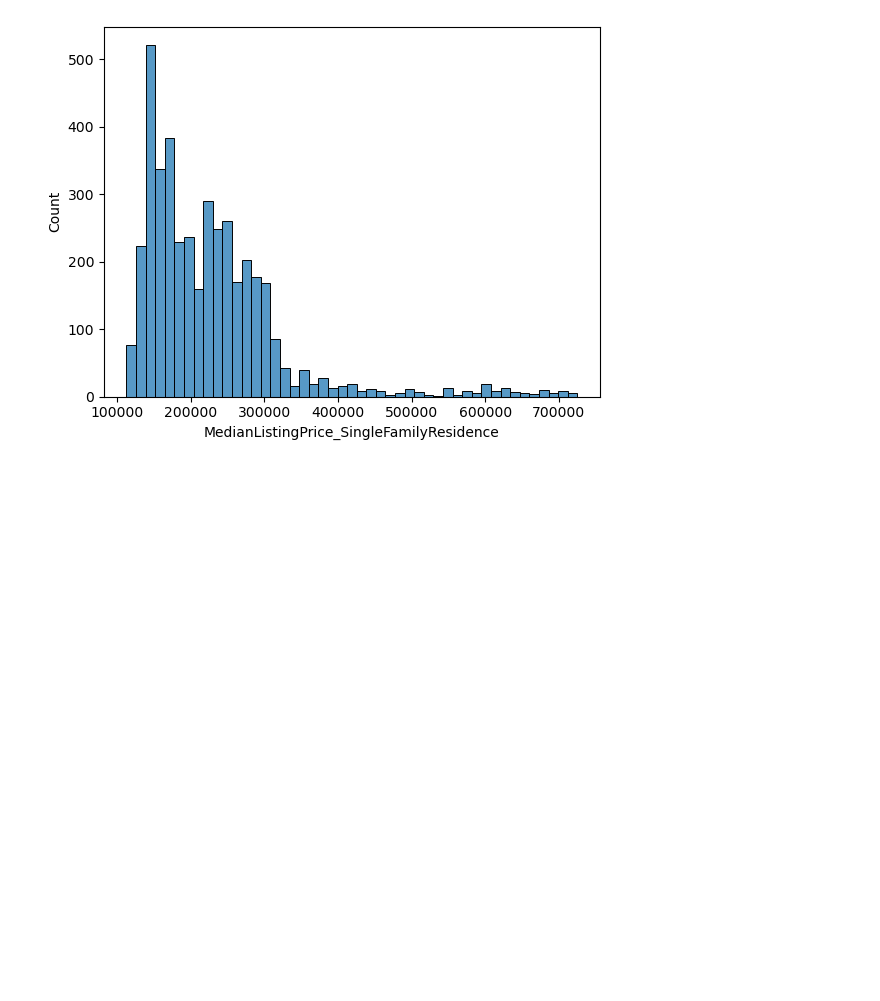
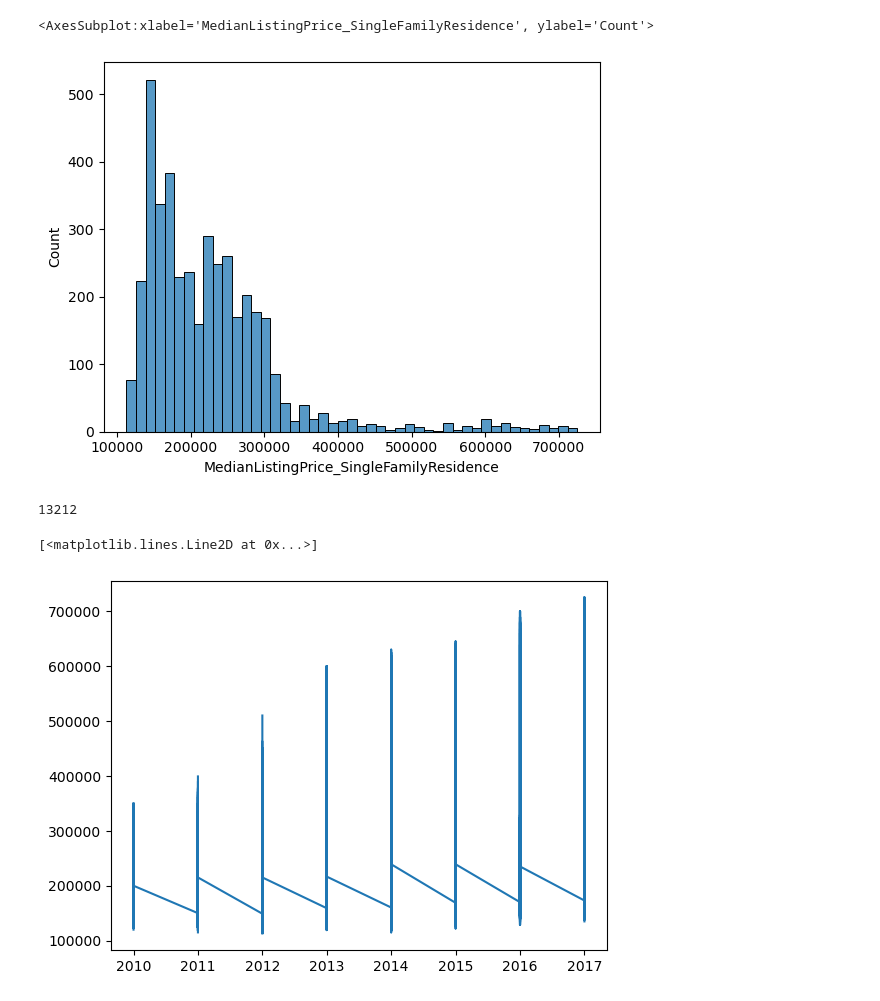
Before and after one commit to MikePlekan/Real-Estate-project, a Jupyter notebook: LookingAtData.ipynb, the cells around one changed output. Drawn from its saved outputs; the diff is of its cells as text; code cells hidden in the pictures; blank space fills up the shorter version.

Commit message:
Trying to make a graph of national average home prices by year. NStill working on it

```diff
--- a/LookingAtData.ipynb
+++ b/LookingAtData.ipynb
@@ -10,12 +11,22 @@ df=utils.get_df('./zillowData/State_time_series.csv')
 #print(df.columns)
 # %%
 sb.histplot(df, x='MedianListingPrice_SingleFamilyResidence')
-years = []
 #print(len(df['MedianListingPrice_SingleFamilyResidence']))
-
-for i in df['Date']:
-       years.append(i[:-6])
-
-#print(years)
 # %% [output]
+<AxesSubplot:xlabel='MedianListingPrice_SingleFamilyResidence', ylabel='Count'>
 [figure]
+# %%
+years = []
+for i in df['Date']:
+    years.append(i[:-6])
+
+housingPrice = df['MedianListingPrice_SingleFamilyResidence']
+
+print(len(housingPrice))
+#print(years)
+plt.figure()
+plt.plot(years, df['MedianListingPrice_SingleFamilyResidence'])
+# %% [output]
+13212
+[<matplotlib.lines.Line2D at 0x...>]
+[figure, added]
```
Also changed, not shown: parts of 3 cells of this notebook.
